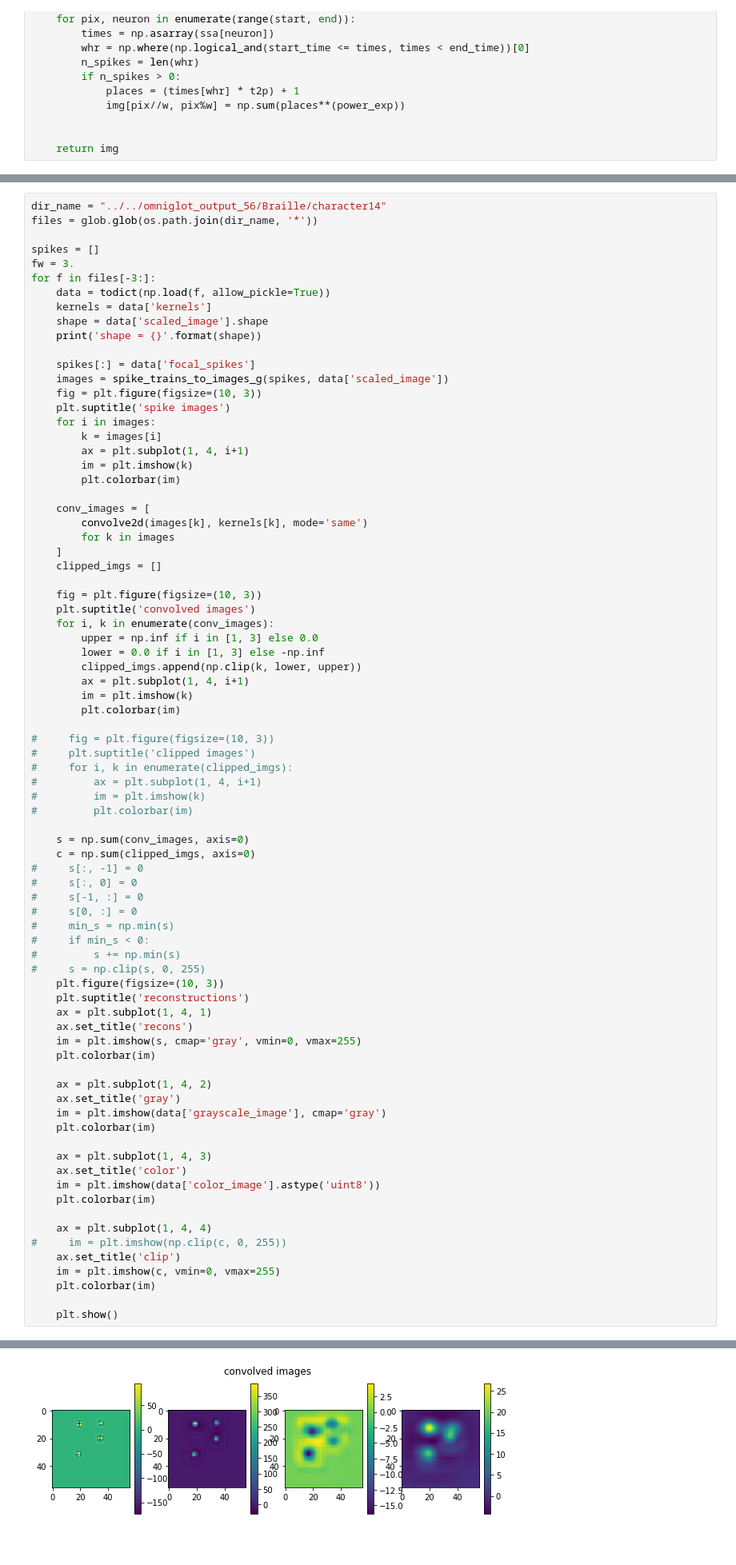
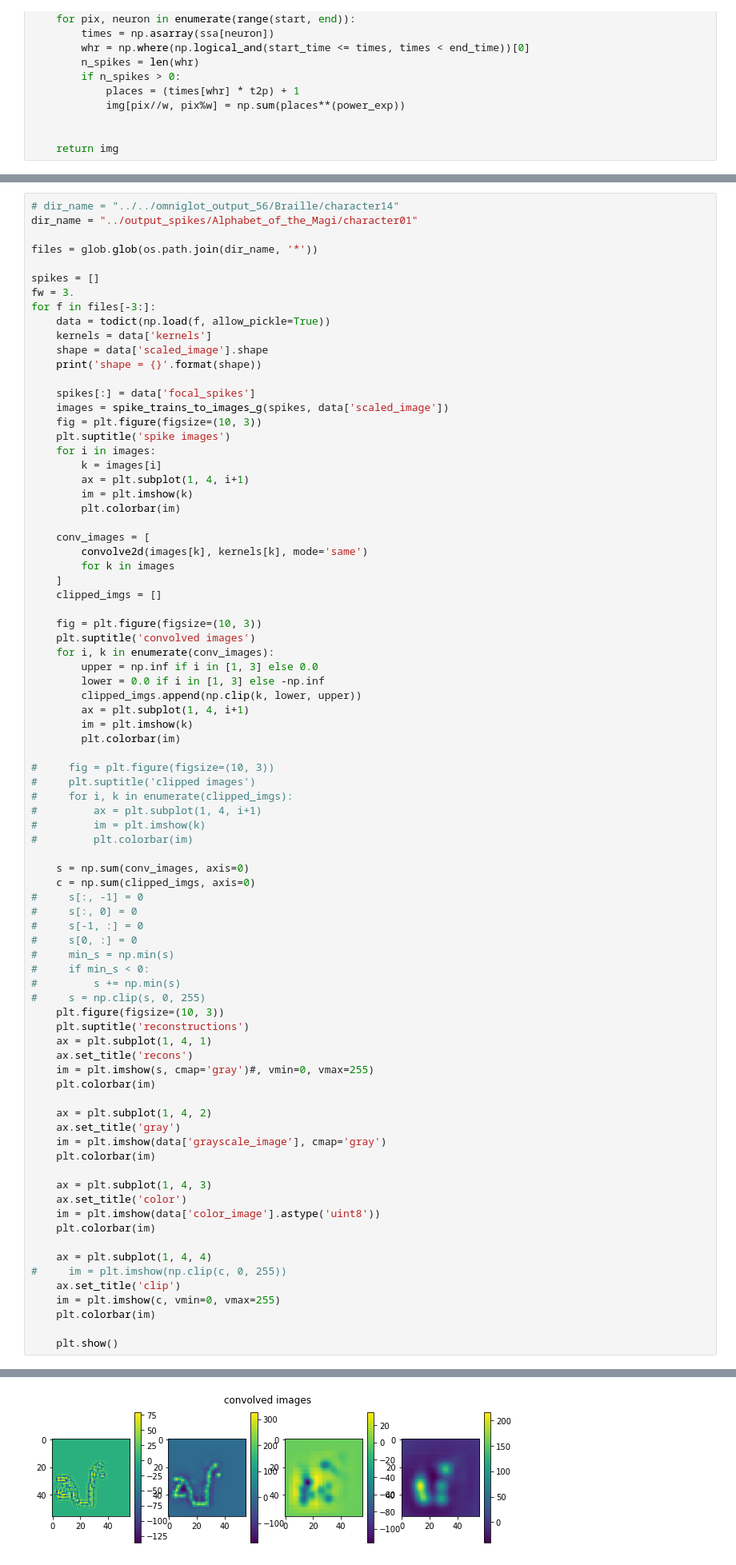
Before and after one commit to chanokin/convert_to_roc, a Jupyter notebook: load_and_read_notebooks/test_read_omniglot.ipynb, the cells around one changed output, grey strips where cells are left out. Shown: that part at 80% size. Drawn from its saved outputs; the diff is of its cells as text.

```diff
--- a/load_and_read_notebooks/test_read_omniglot.ipynb
+++ b/load_and_read_notebooks/test_read_omniglot.ipynb
@@ -83,7 +84,9 @@ print(len(files))
 # %% [output]
 20
 # %%
-dir_name = "../../omniglot_output_56/Braille/character14"
+# dir_name = "../../omniglot_output_56/Braille/character14"
+dir_name = "../output_spikes/Alphabet_of_the_Magi/character01"
+
 files = glob.glob(os.path.join(dir_name, '*'))
 
 spikes = []
@@ -141,7 +144,7 @@ for f in files[-3:]:
     plt.suptitle('reconstructions')
     ax = plt.subplot(1, 4, 1)
     ax.set_title('recons')
-    im = plt.imshow(s, cmap='gray', vmin=0, vmax=255)
+    im = plt.imshow(s, cmap='gray')#, vmin=0, vmax=255)
     plt.colorbar(im)
 
     ax = plt.subplot(1, 4, 2)
@@ -171 +174 @@ shape = (56, 56)
-[figure, old version]
+[figure, new version]
```
Also changed, not shown: parts of 2 cells of this notebook, 2 other files.
